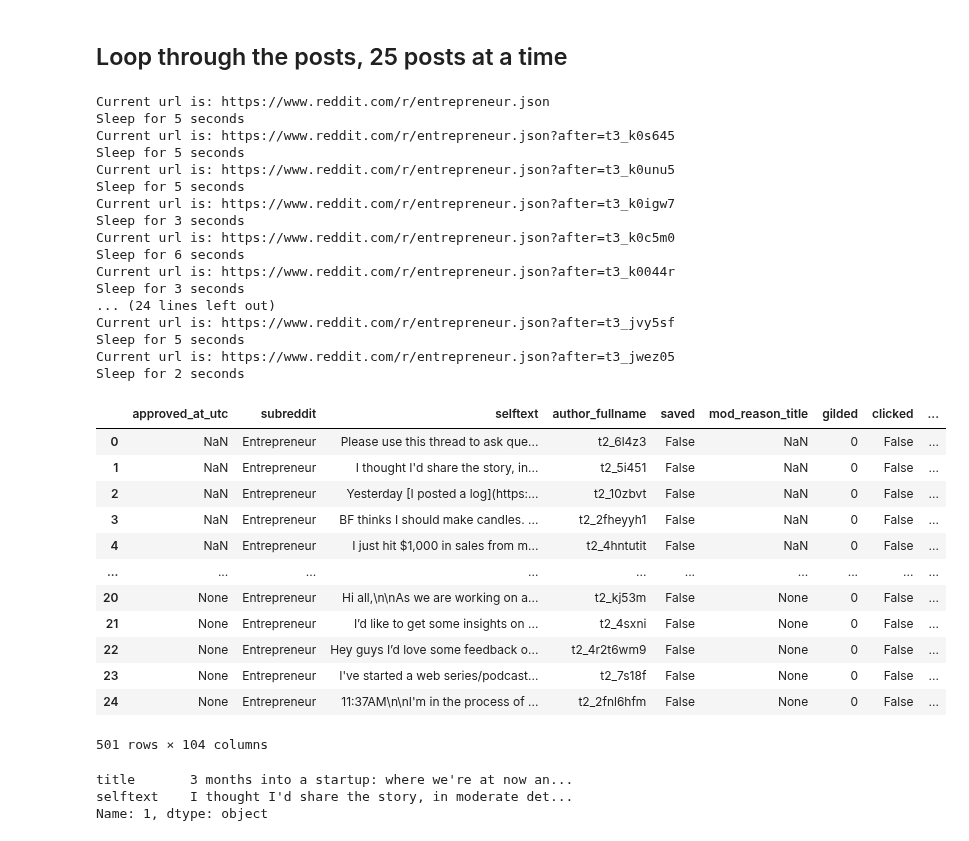
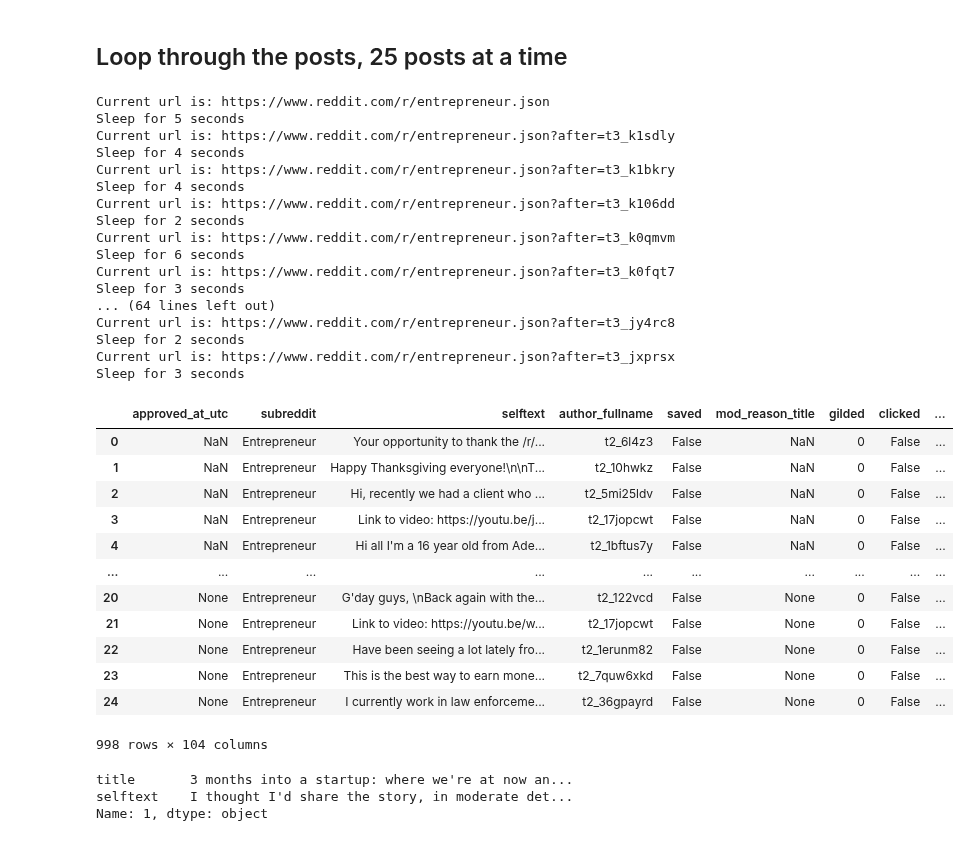
Before and after one commit to kumereshN/dsiprojects, a Jupyter notebook: project_3/Web_APIs_Classification_Data_Cleaning_EDA.ipynb, the cells around one changed output. Drawn from its saved outputs; the diff is of its cells as text; code cells hidden in the pictures.

```diff
--- a/project_3/Web_APIs_Classification_Data_Cleaning_EDA.ipynb
+++ b/project_3/Web_APIs_Classification_Data_Cleaning_EDA.ipynb
@@ -85,38 +85,38 @@ def get_reddit_post(url, no_loop):
     return new_df
 # %%
 # Scrap the entrepreneur subreddit posts
-get_reddit_post('https://www.reddit.com/r/entrepreneur.json',20)
+get_reddit_post('https://www.reddit.com/r/entrepreneur.json',40)
 # %% [output]
 Current url is: https://www.reddit.com/r/entrepreneur.json
 Sleep for 5 seconds
-Current url is: https://www.reddit.com/r/entrepreneur.json?after=t3_k0s645
-Sleep for 5 seconds
-Current url is: https://www.reddit.com/r/entrepreneur.json?after=t3_k0unu5
-Sleep for 5 seconds
-Current url is: https://www.reddit.com/r/entrepreneur.json?after=t3_k0igw7
+Current url is: https://www.reddit.com/r/entrepreneur.json?after=t3_k1sdly
+Sleep for 4 seconds
+Current url is: https://www.reddit.com/r/entrepreneur.json?after=t3_k1bkry
+Sleep for 4 seconds
+Current url is: https://www.reddit.com/r/entrepreneur.json?after=t3_k106dd
+Sleep for 2 seconds
+Current url is: https://www.reddit.com/r/entrepreneur.json?after=t3_k0qmvm
+Sleep for 6 seconds
+Current url is: https://www.reddit.com/r/entrepreneur.json?after=t3_k0fqt7
 Sleep for 3 seconds
-Current url is: https://www.reddit.com/r/entrepreneur.json?after=t3_k0c5m0
-Sleep for 6 seconds
-Current url is: https://www.reddit.com/r/entrepreneur.json?after=t3_k0044r
+... (64 lines left out)
+Current url is: https://www.reddit.com/r/entrepreneur.json?after=t3_jy4rc8
+Sleep for 2 seconds
+Current url is: https://www.reddit.com/r/entrepreneur.json?after=t3_jxprsx
 Sleep for 3 seconds
-... (24 lines left out)
-Current url is: https://www.reddit.com/r/entrepreneur.json?after=t3_jvy5sf
-Sleep for 5 seconds
-Current url is: https://www.reddit.com/r/entrepreneur.json?after=t3_jwez05
-Sleep for 2 seconds
 |  | approved_at_utc | subreddit | selftext | author_fullname | saved | mod_reason_title | gilded | clicked | ... |
-| 0 | NaN | Entrepreneur | Please use this thread to ask que... | t2_6l4z3 | False | NaN | 0 | False | ... |
-| 1 | NaN | Entrepreneur | I thought I'd share the story, in... | t2_5i451 | False | NaN | 0 | False | ... |
-| 2 | NaN | Entrepreneur | Yesterday [I posted a log](https:... | t2_10zbvt | False | NaN | 0 | False | ... |
-| 3 | NaN | Entrepreneur | BF thinks I should make candles. ... | t2_2fheyyh1 | False | NaN | 0 | False | ... |
-| 4 | NaN | Entrepreneur | I just hit $1,000 in sales from m... | t2_4hntutit | False | NaN | 0 | False | ... |
+| 0 | NaN | Entrepreneur | Your opportunity to thank the /r/... | t2_6l4z3 | False | NaN | 0 | False | ... |
+| 1 | NaN | Entrepreneur | Happy Thanksgiving everyone!\n\nT... | t2_10hwkz | False | NaN | 0 | False | ... |
+| 2 | NaN | Entrepreneur | Hi, recently we had a client who ... | t2_5mi25ldv | False | NaN | 0 | False | ... |
+| 3 | NaN | Entrepreneur | Link to video: https://youtu.be/j... | t2_17jopcwt | False | NaN | 0 | False | ... |
+| 4 | NaN | Entrepreneur | Hi all I'm a 16 year old from Ade... | t2_1bftus7y | False | NaN | 0 | False | ... |
 | ... | ... | ... | ... | ... | ... | ... | ... | ... | ... |
-| 20 | None | Entrepreneur | Hi all,\n\nAs we are working on a... | t2_kj53m | False | None | 0 | False | ... |
-| 21 | None | Entrepreneur | I’d like to get some insights on ... | t2_4sxni | False | None | 0 | False | ... |
-| 22 | None | Entrepreneur | Hey guys I’d love some feedback o... | t2_4r2t6wm9 | False | None | 0 | False | ... |
-| 23 | None | Entrepreneur | I've started a web series/podcast... | t2_7s18f | False | None | 0 | False | ... |
-| 24 | None | Entrepreneur | 11:37AM\n\nI'm in the process of ... | t2_2fnl6hfm | False | None | 0 | False | ... |
+| 20 | None | Entrepreneur | G'day guys, \nBack again with the... | t2_122vcd | False | None | 0 | False | ... |
+| 21 | None | Entrepreneur | Link to video: https://youtu.be/w... | t2_17jopcwt | False | None | 0 | False | ... |
+| 22 | None | Entrepreneur | Have been seeing a lot lately fro... | t2_1erunm82 | False | None | 0 | False | ... |
+| 23 | None | Entrepreneur | This is the best way to earn mone... | t2_7quw6xkd | False | None | 0 | False | ... |
+| 24 | None | Entrepreneur | I currently work in law enforceme... | t2_36gpayrd | False | None | 0 | False | ... |
-501 rows × 104 columns
+998 rows × 104 columns
 # %%
 entre_df = pd.read_csv('./datasets/entrepreneur.csv')
 # %%
```
Also changed, not shown: parts of 28 cells of this notebook, 2 other files.
